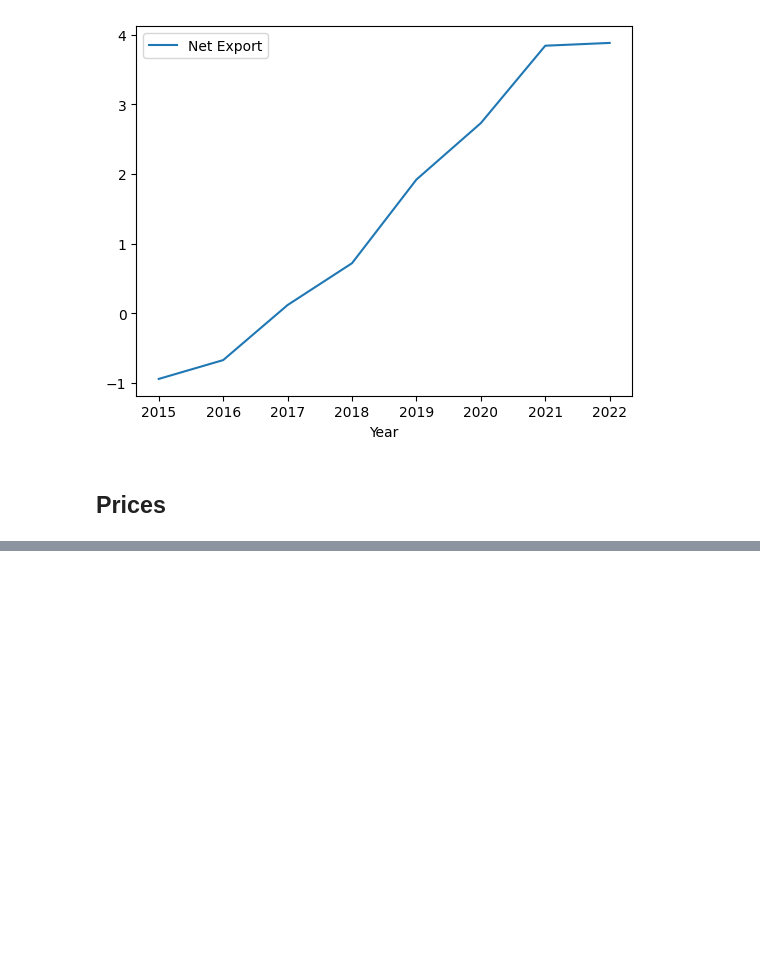
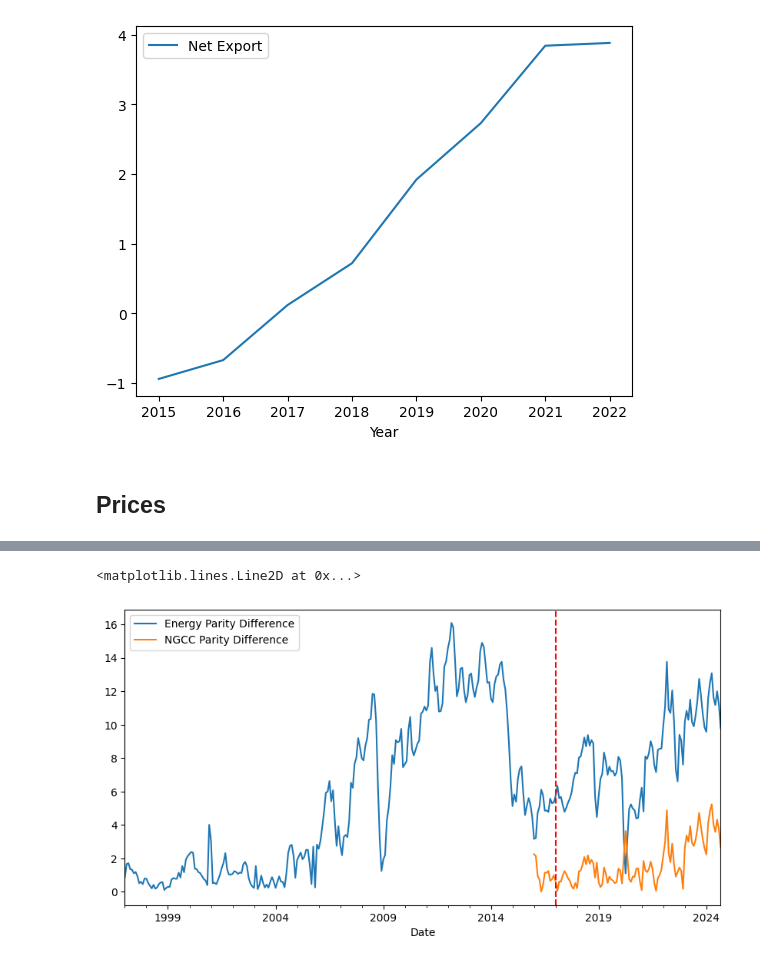
Before and after one commit to kevivuu/ECON323-project, a Jupyter notebook: Final Project.ipynb, the cells around one changed output, grey strips where cells are left out. Cells and saved outputs as stored; diff of their text form; code cells hidden in the pictures; blank space fills up the shorter version.

```diff
--- a/Final Project.ipynb
+++ b/Final Project.ipynb
@@ -110,0 +124,5 @@ futures.plot('Date', ['Henry Hub Price', 'Japan-Korea Price', 'Dutch Price'],
+# %%
+prices['Energy Parity Difference'] = abs(prices['WTI Spot Price Energy Parity'] - prices['Henry Hub Spot Price'])
+prices['NGCC Parity Difference'] = abs(prices['WTI Spot Price NGCC Parity'] - prices['Henry Hub Spot Price'])
+
+prices.head()
@@ -110,0 +136,7 @@ futures.plot('Date', ['Henry Hub Price', 'Japan-Korea Price', 'Dutch Price'],
+# %%
+prices.plot('Date', ['Energy Parity Difference', 'NGCC Parity Difference'],
+             figsize = (10,5))
+plt.axvline(x='2017-01-01', color='red', linestyle = '--')
+# %% [output]
+<matplotlib.lines.Line2D at 0x...>
+[figure, added]
```
Also changed, not shown: parts of 12 cells of this notebook, 4 other files.
